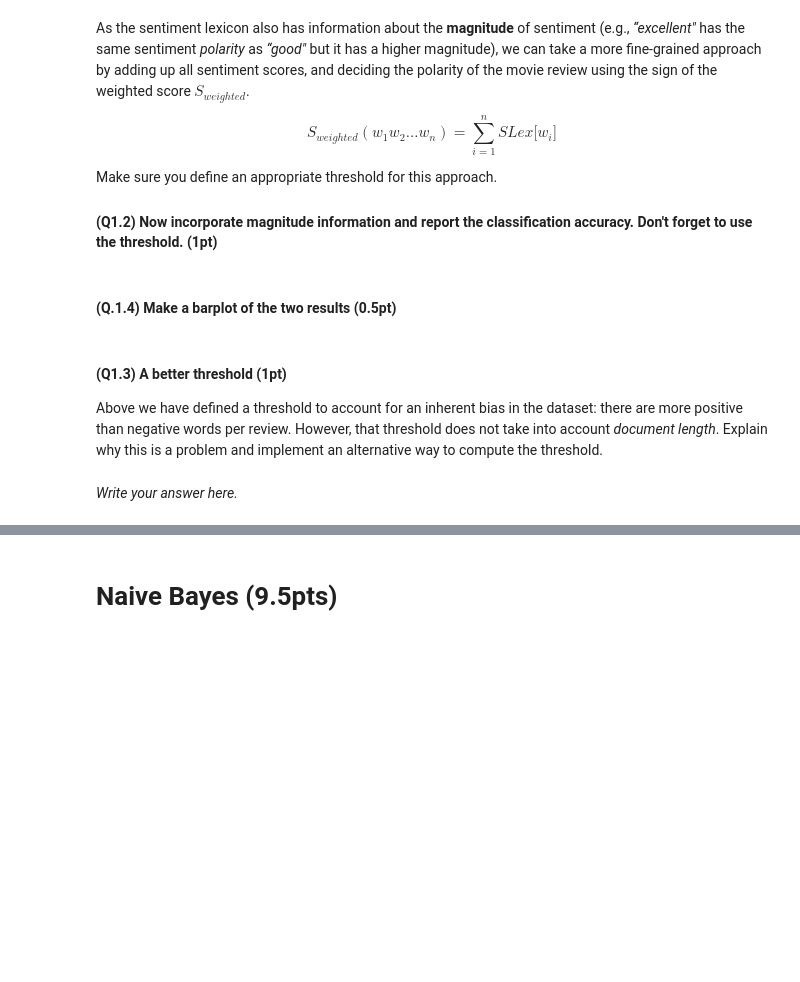
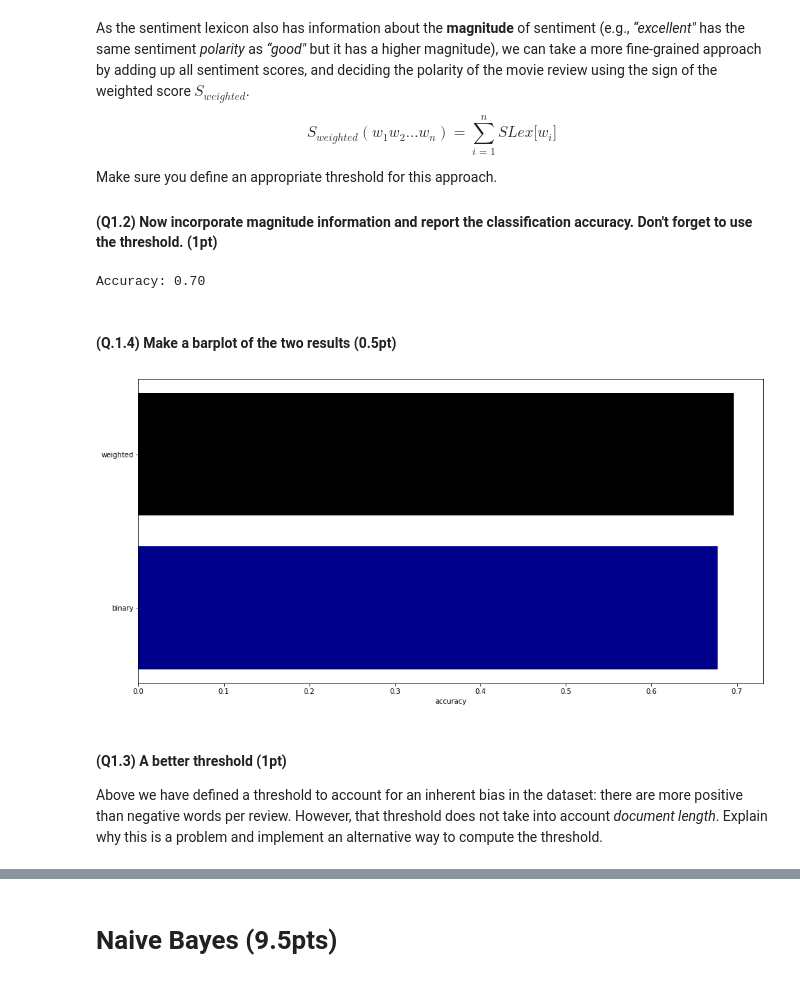
Before and after one commit to thesofakillers/nlp1-labs, a Jupyter notebook: practical1/practical1.ipynb, the cells around one changed output, grey strips where cells are left out. Drawn from its saved outputs; the diff is of its cells as text; code cells hidden in the pictures; blank space fills up the shorter version.

```diff
--- a/practical1/practical1.ipynb
+++ b/practical1/practical1.ipynb
@@ -216,16 +221,3 @@ $$
 $$
 # %% [markdown]
 #### (Q1.1) Implement this approach and report its classification accuracy. (1 pt)
-# %%
-# YOUR CODE HERE
-
-# lexicon format
-def build_lexicon(path: str) -> :
-  """
-  Builds dataframe of words including
-  type, priorpolarity,
-  """
-
-
-def compute_bin_score(word_list: List[str], lexicon: pd.core.frame.DataFrame):
-  return (lexicon["polarity"] == 'positive').sum()
@@ -232,6 +365,6 @@ def compute_bin_score(word_list: List[str], lexicon: pd.core.frame.DataFrame):
 # %%
 # token_results should be a list of binary indicators; for example [1, 0, 1, ...]
 # where 1 indicates a correct classification and 0 an incorrect classification.
-token_results = # ..
-token_accuracy = # ..
+token_results = (y_pred == y_true).astype(int)
+token_accuracy = token_results.sum()/len(token_results)
 print("Accuracy: %0.2f" % token_accuracy)
@@ -252,6 +443,8 @@ Make sure you define an appropriate threshold for this approach.
 # %%
-magnitude_results = # a list of binary indicators
-magnitude_accuracy = # ..
+magnitude_results = (y_pred == y_true).astype(int)
+magnitude_accuracy = magnitude_results.sum()/len(magnitude_results)
 print("Accuracy: %0.2f" % magnitude_accuracy)
+# %% [output]
+Accuracy: 0.70
 # %% [markdown]
 #### (Q.1.4) Make a barplot of the two results (0.5pt)
@@ -260,6 +451,15 @@ print("Accuracy: %0.2f" % magnitude_accuracy)
+# %%
+plt.figure(figsize=(16, 8))
+plt.barh(
+    ["binary", "weighted"],
+    [token_accuracy, magnitude_accuracy],
+    color=["darkblue", "black"],
+)
+plt.xlabel("accuracy")
+plt.show()
+# %% [output]
+[figure, added]
 # %% [markdown]
 #### (Q1.3) A better threshold (1pt)
 Above we have defined a threshold to account for an inherent bias in the dataset: there are more positive than negative words per review.
 However, that threshold does not take into account *document length*. Explain why this is a problem and implement an alternative way to compute the threshold.
-# %% [markdown]
-*Write your answer here.*
```
Also changed, not shown: parts of 14 cells of this notebook, 1 other file.
